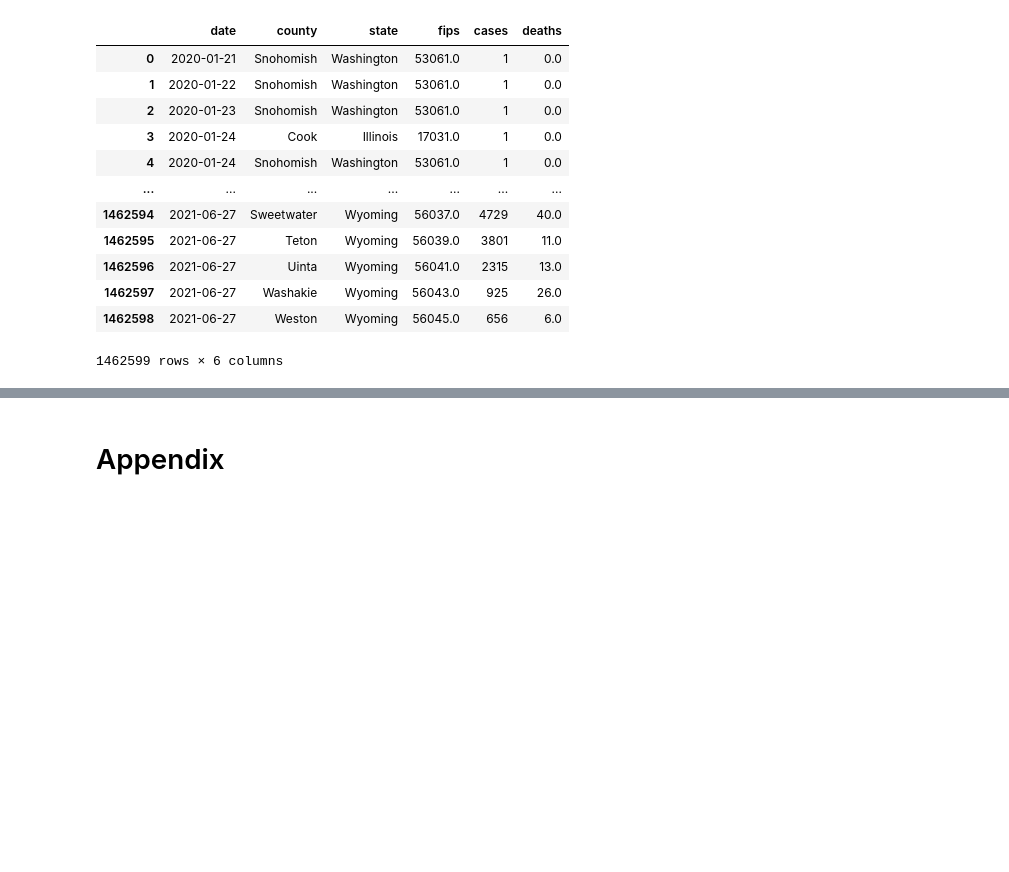
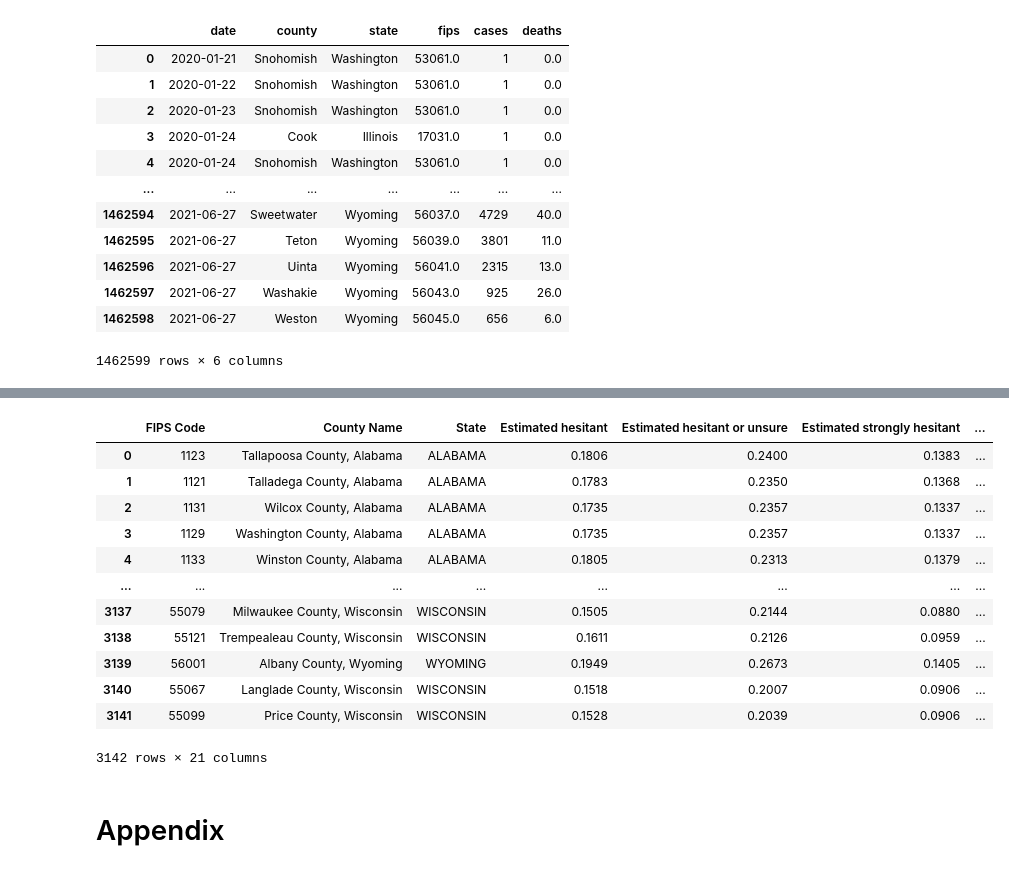
Before and after one commit to kcoop610/capstone-pandemic-us-health-inequities, a Jupyter notebook: report.ipynb, the cells around one changed output, grey strips where cells are left out. Saved outputs shown, nothing was run; the diff lists cells and outputs as text; code cells hidden in the pictures; blank space fills up the shorter version.

Commit message:
began exploring source data

```diff
--- a/report.ipynb
+++ b/report.ipynb
@@ -62,0 +107,3 @@ Data files are too large to push to github in their raw form, so the first step
+# %%
+vax_hesitancy = pd.read_csv('data_compressed/Vaccine_Hesitancy_for_COVID-19__County_and_local_estimates.csv.gz')
+vax_hesitancy.head()
@@ -151,2 +354,18 @@ county_health_rankings.head()
+# %%
+vax_hesitancy
+# %% [output]
+|  | FIPS Code | County Name | State | Estimated hesitant | Estimated hesitant or unsure | Estimated strongly hesitant | ... |
+| 0 | 1123 | Tallapoosa County, Alabama | ALABAMA | 0.1806 | 0.2400 | 0.1383 | ... |
+| 1 | 1121 | Talladega County, Alabama | ALABAMA | 0.1783 | 0.2350 | 0.1368 | ... |
+| 2 | 1131 | Wilcox County, Alabama | ALABAMA | 0.1735 | 0.2357 | 0.1337 | ... |
+| 3 | 1129 | Washington County, Alabama | ALABAMA | 0.1735 | 0.2357 | 0.1337 | ... |
+| 4 | 1133 | Winston County, Alabama | ALABAMA | 0.1805 | 0.2313 | 0.1379 | ... |
+| ... | ... | ... | ... | ... | ... | ... | ... |
+| 3137 | 55079 | Milwaukee County, Wisconsin | WISCONSIN | 0.1505 | 0.2144 | 0.0880 | ... |
+| 3138 | 55121 | Trempealeau County, Wisconsin | WISCONSIN | 0.1611 | 0.2126 | 0.0959 | ... |
+| 3139 | 56001 | Albany County, Wyoming | WYOMING | 0.1949 | 0.2673 | 0.1405 | ... |
+| 3140 | 55067 | Langlade County, Wisconsin | WISCONSIN | 0.1518 | 0.2007 | 0.0906 | ... |
+| 3141 | 55099 | Price County, Wisconsin | WISCONSIN | 0.1528 | 0.2039 | 0.0906 | ... |
+3142 rows × 21 columns
 # %% [markdown]
 # Appendix
```
Also changed, not shown: parts of 36 cells of this notebook, 7 other files.
